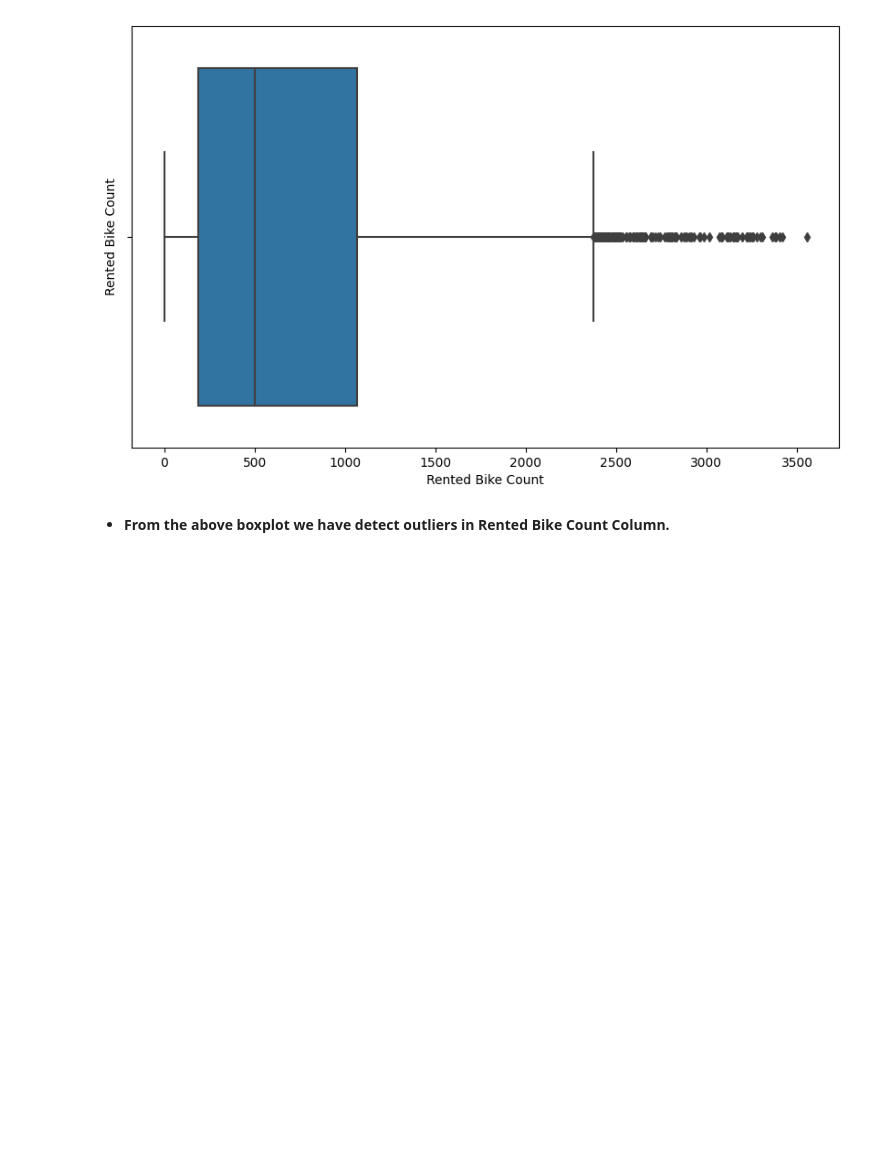
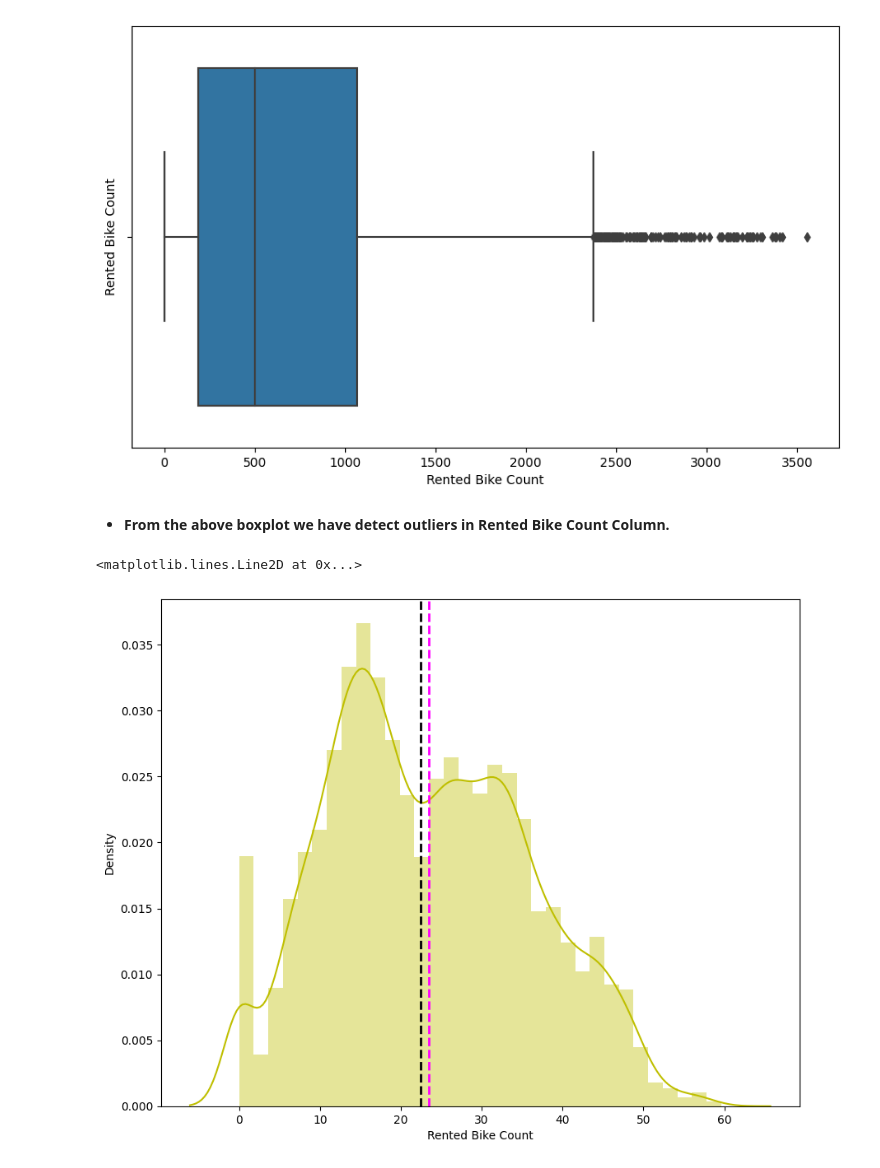
Before and after one commit to kumarsinghashu/Bike-sharing-demand-prediction, a Jupyter notebook: Bike_Sharing_Demand_Prediction_Capstone_Project_.ipynb, the cells around one changed output. Saved outputs shown, nothing was run; the diff lists cells and outputs as text; code cells hidden in the pictures; blank space fills up the shorter version.

```diff
--- a/Bike_Sharing_Demand_Prediction_Capstone_Project_.ipynb
+++ b/Bike_Sharing_Demand_Prediction_Capstone_Project_.ipynb
@@ -604,3 +604,15 @@ sns.boxplot(x=Bike_df['Rented Bike Count'])
 [figure]
 # %% [markdown]
 * **From the above boxplot we have detect outliers in Rented Bike  Count Column.**
+# %%
+# Here we applying square root to Rented Bike Count to improve skewness.
+plt.figure(figsize=(10,8))
+plt.xlabel('Rented Bike Count')
+plt.ylabel('Density')
+
+ax=sns.distplot(np.sqrt(Bike_df['Rented Bike Count']), color="y")
+ax.axvline(np.sqrt(Bike_df['Rented Bike Count']).mean(), color='magenta', linestyle='dashed', linewidth=2)
+ax.axvline(np.sqrt(Bike_df['Rented Bike Count']).median(), color='black', linestyle='dashed', linewidth=2)
+# %% [output]
+<matplotlib.lines.Line2D at 0x...>
+[figure, added]
```
Also changed, not shown: parts of 9 cells of this notebook.
